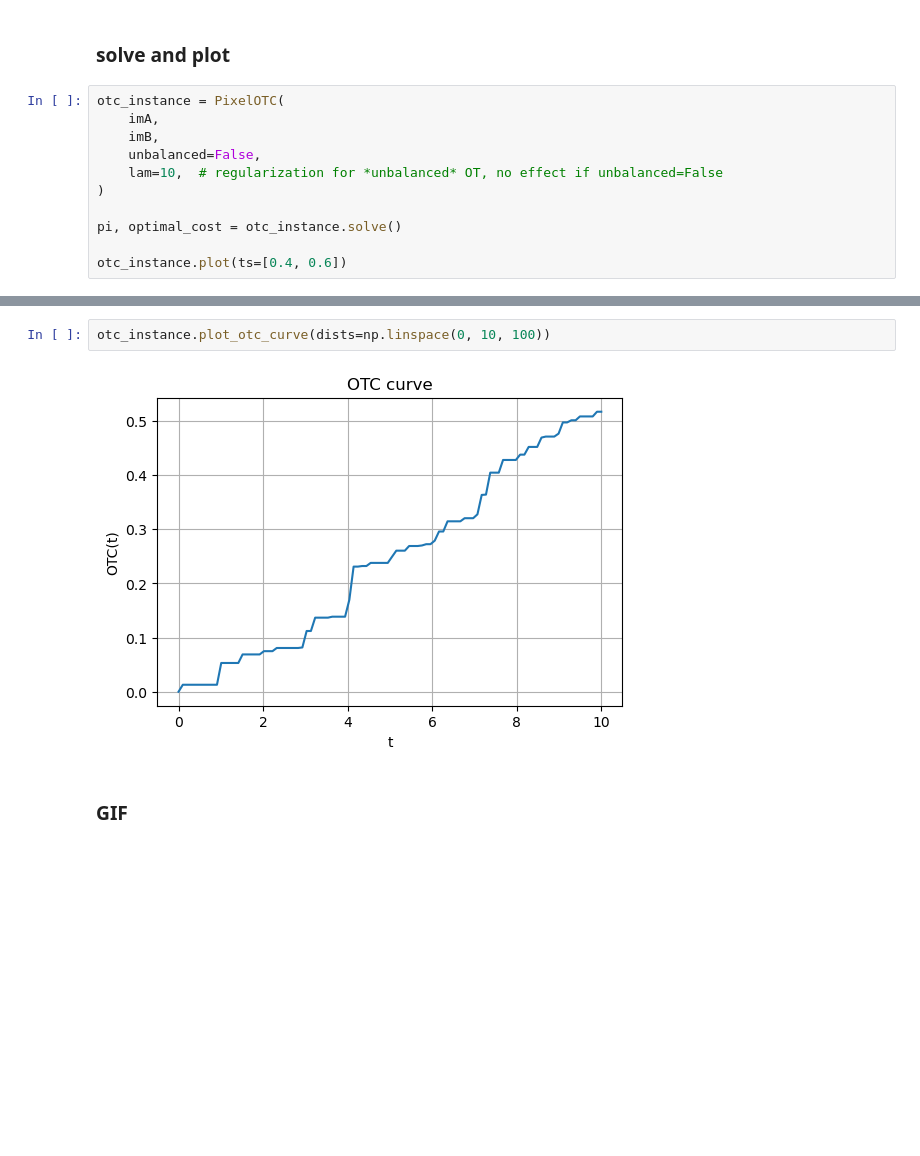
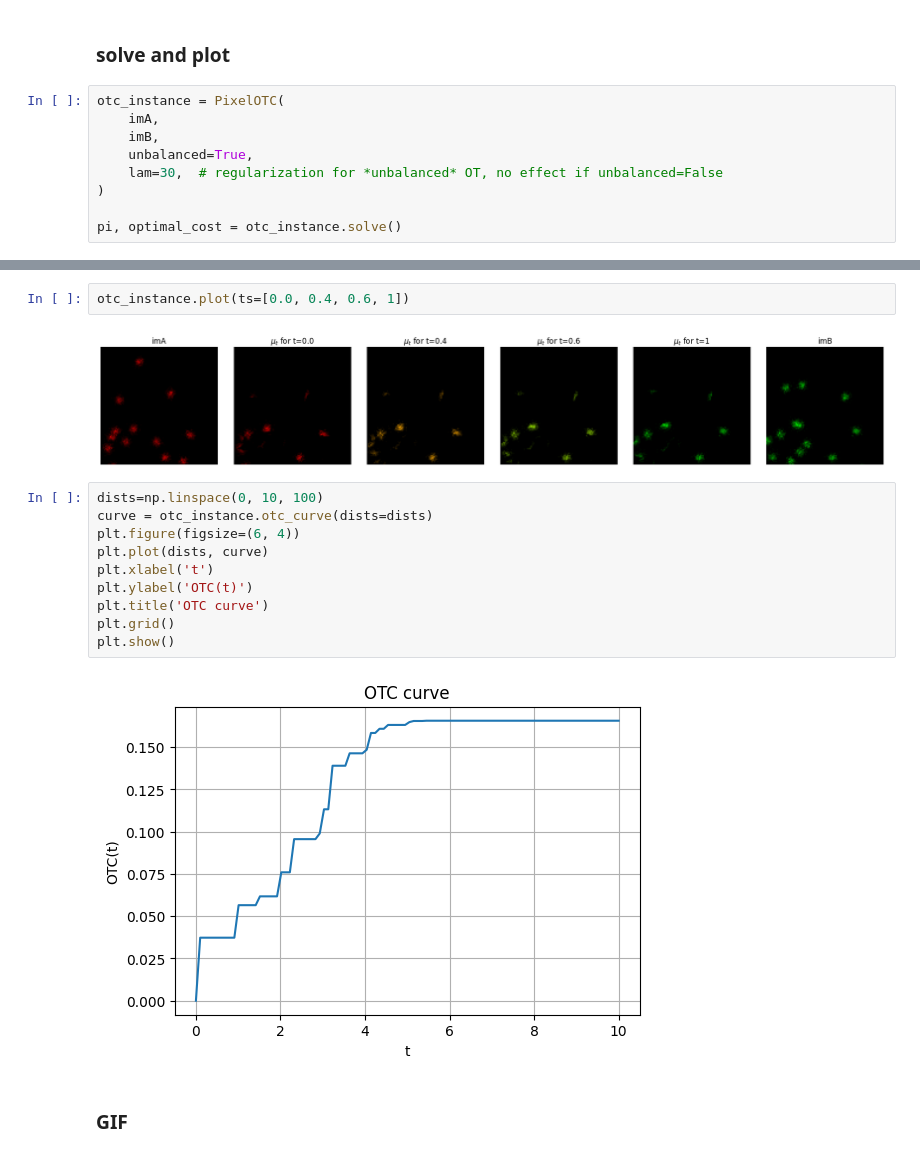
Before and after one commit to thesang-nguyen/PixelOTC, a Jupyter notebook: example_PixelOTC.ipynb, the cells around one changed output, grey strips where cells are left out. Saved outputs shown, nothing was run; the diff lists cells and outputs as text; blank space fills up the shorter version.

Commit message:
added possibility to obtain the values of the curve

```diff
--- a/example_PixelOTC.ipynb
+++ b/example_PixelOTC.ipynb
@@ -53,10 +53,8 @@ plt.show()
 otc_instance = PixelOTC(
     imA,
     imB,
-    unbalanced=False,
-    lam=10,  # regularization for *unbalanced* OT, no effect if unbalanced=False
+    unbalanced=True,
+    lam=30,  # regularization for *unbalanced* OT, no effect if unbalanced=False
 )
 
 pi, optimal_cost = otc_instance.solve()
-
-otc_instance.plot(ts=[0.4, 0.6])
@@ -65,7 +61,19 @@ otc_instance.plot(ts=[0.4, 0.6])
-# %%
-otc_instance.plot_otc_curve(dists=np.linspace(0, 10, 100))
-# %% [output]
-[figure, removed]
+# %%
+otc_instance.plot(ts=[0.0, 0.4, 0.6, 1])
+# %% [output]
+[figure, added]
+# %%
+dists=np.linspace(0, 10, 100)
+curve = otc_instance.otc_curve(dists=dists)
+plt.figure(figsize=(6, 4))
+plt.plot(dists, curve)
+plt.xlabel('t')
+plt.ylabel('OTC(t)')
+plt.title('OTC curve')
+plt.grid()
+plt.show()
+# %% [output]
+[figure, added]
 # %% [markdown]
 ### GIF
 # %%
```
Also changed, not shown: parts of 4 cells of this notebook, 1 other file.
